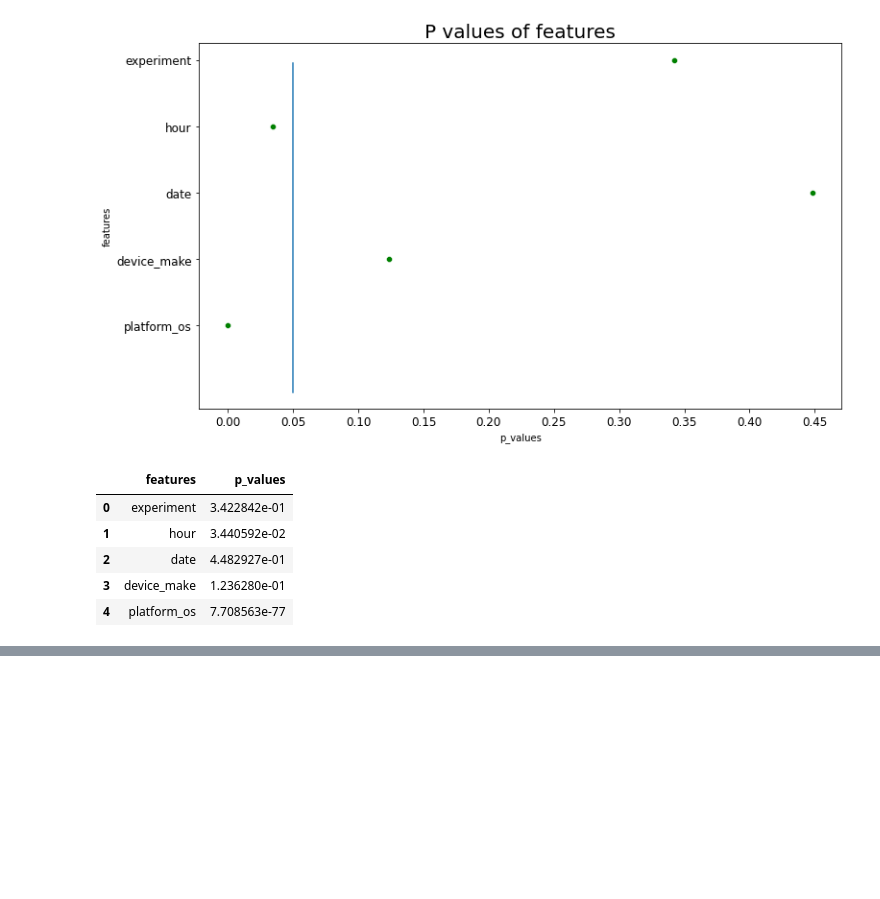
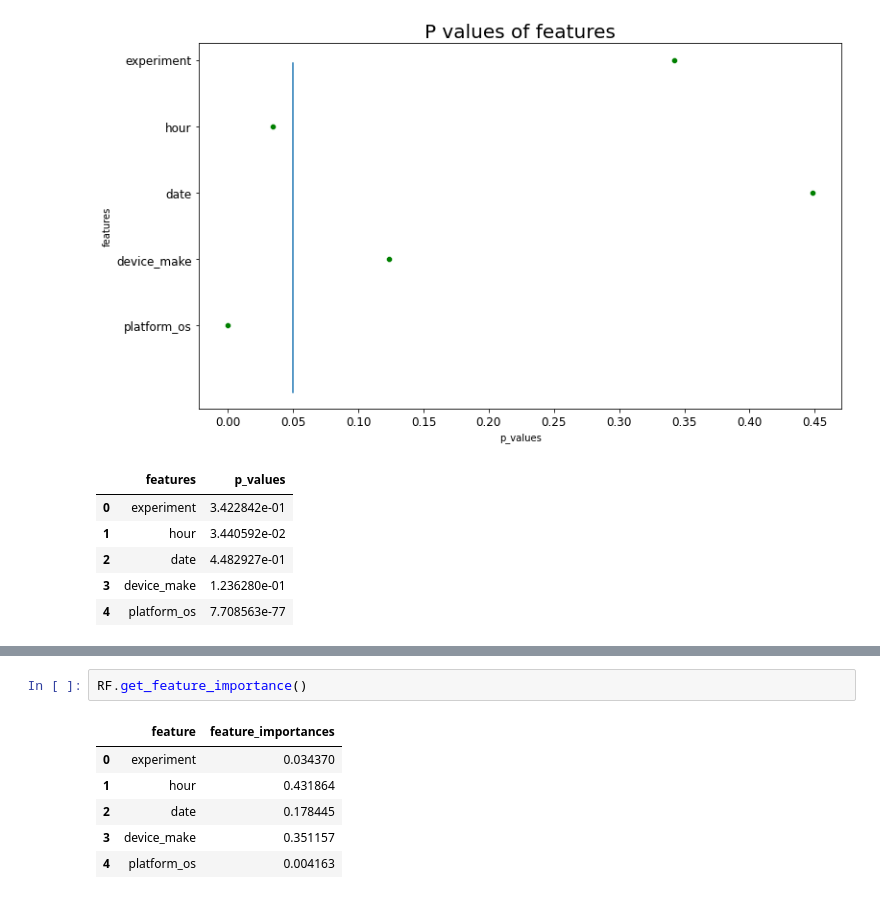
Before and after one commit to bkget/SmartAd-Performance-Aanalysis, a Jupyter notebook: notebooks/ml_ab_testing_2.ipynb, the cells around one changed output, grey strips where cells are left out. Drawn from its saved outputs; the diff is of its cells as text; blank space fills up the shorter version.

```diff
--- a/notebooks/ml_ab_testing_2.ipynb
+++ b/notebooks/ml_ab_testing_2.ipynb
@@ -384,0 +425,9 @@ p_values_df
+# %%
+RF.get_feature_importance()
+# %% [output]
+|  | feature | feature_importances |
+| 0 | experiment | 0.034370 |
+| 1 | hour | 0.431864 |
+| 2 | date | 0.178445 |
+| 3 | device_make | 0.351157 |
+| 4 | platform_os | 0.004163 |
```
Also changed, not shown: parts of 3 cells of this notebook.
